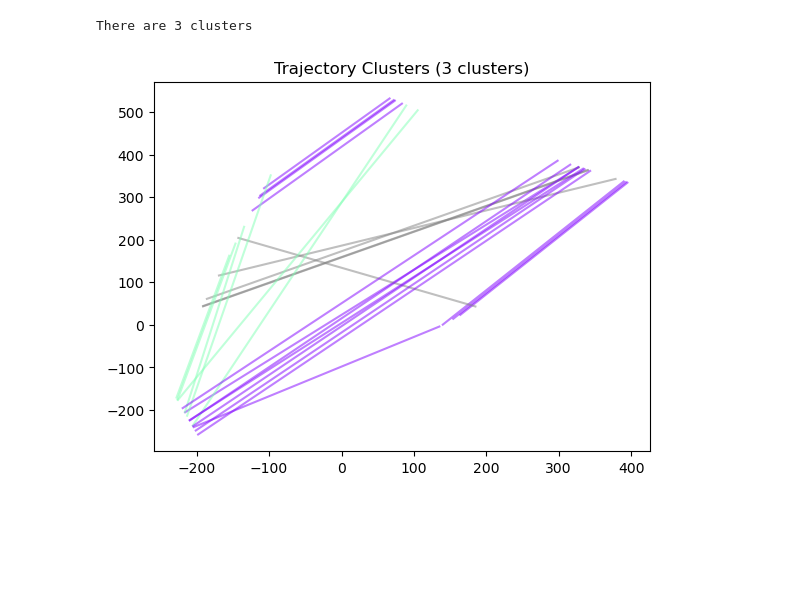
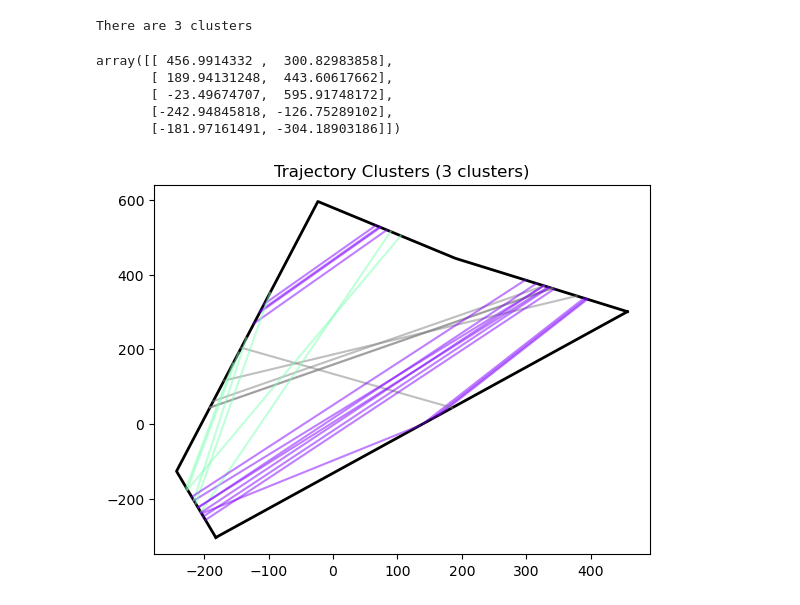
Before and after one commit to thinhhoang95/alpha-azimuth, a Jupyter notebook: MARTINI/scenario/flow_scaling.ipynb, the cells around one changed output. Saved outputs shown, nothing was run; the diff lists cells and outputs as text; code cells hidden in the pictures; blank space fills up the shorter version.

```diff
--- a/MARTINI/scenario/flow_scaling.ipynb
+++ b/MARTINI/scenario/flow_scaling.ipynb
@@ -76,16 +76,30 @@ cluster_labels, clusterer = perform_clustering(trajectories)
 print(f'There are {len(np.unique(cluster_labels))} clusters')
 # %% [output]
 There are 3 clusters
+# %%
+polygon
+# %% [output]
+array([[ 456.9914332 ,  300.82983858],
+       [ 189.94131248,  443.60617662],
+       [ -23.49674707,  595.91748172],
+       [-242.94845818, -126.75289102],
+       [-181.97161491, -304.18903186]])
 # %%
+# Plot the airspace boundary
+plt.plot(polygon[:, 0], polygon[:, 1], 'k-', linewidth=2, label='Airspace Boundary')
+plt.plot([polygon[-1, 0], polygon[0, 0]], [polygon[-1, 1], polygon[0, 1]], 'k-', linewidth=2)
+
+
+
 # Plot the clusters
 unique_labels = np.unique(cluster_labels)
 colors = plt.cm.rainbow(np.linspace(0, 1, len(unique_labels)))
 
 for i in range(trajectories.shape[0]):
     color = colors[cluster_labels[i]] if cluster_labels[i] >= 0 else 'gray'
     plt.plot(trajectories[i, :, 0], trajectories[i, :, 1], c=color, alpha=0.5)
 
 plt.title(f'Trajectory Clusters ({len(unique_labels)} clusters)')
 plt.show()
 # %% [output]
-[figure, old version]
+[figure, new version]
```
